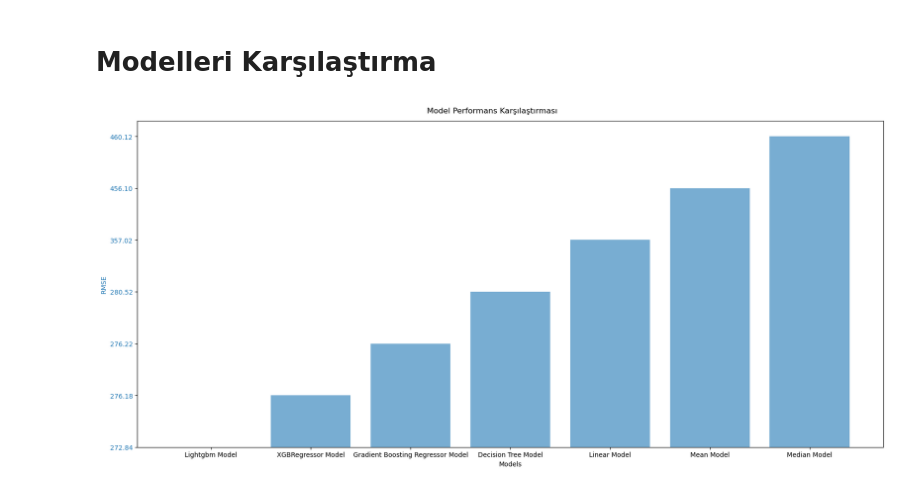
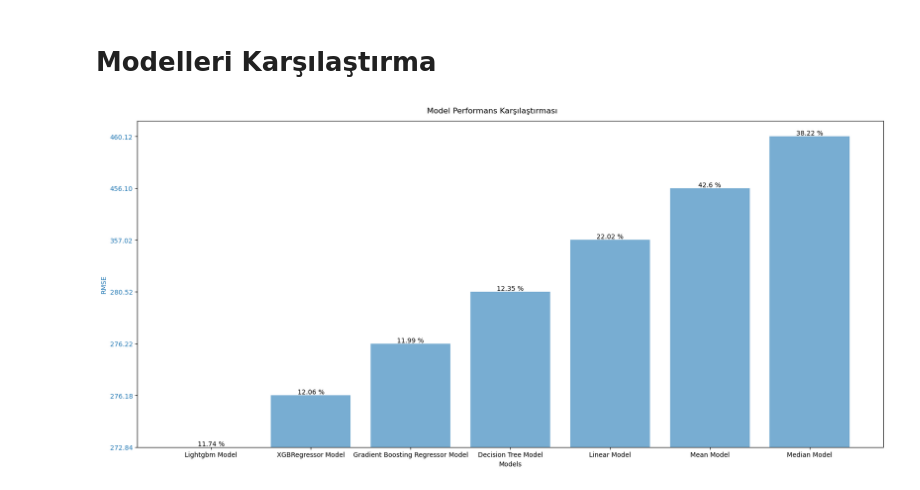
Before and after one commit to ismailcankaratas/Boston-Housing-ML, a Jupyter notebook: app.ipynb, the cells around one changed output. Drawn from its saved outputs; the diff is of its cells as text; code cells hidden in the pictures.

Commit message:
mape added

```diff
--- a/app.ipynb
+++ b/app.ipynb
@@ -516,31 +516,38 @@ _, _, rmse_tree, mape_tree = error_calculator(y_test, y_rf_pred)
 _, _, rmse_lightgbm, mape_lightgbm = error_calculator(y_test, y_lightgbm_pred)
 
 # Gradient Boosting Regressor hataları
-_, _, gbr_rmse, gbr_mape = error_calculator(y_test, gbr_y_pred)
+_, _, rmse_gbr, mape_gbr = error_calculator(y_test, gbr_y_pred)
 
 # XGBRegressor hataları
-_, _, xgb_rmse, xgb_mape = error_calculator(y_test, xgb_y_pred)
+_, _, rmse_xgb, mape_xgb = error_calculator(y_test, xgb_y_pred)
 # %%
 rmse_values = pd.DataFrame([{
     "rmse": rmse_mean,
+    "mape": mape_mean,
     "model": "Mean Model"
 }, {
     "rmse": rmse_median,
+    "mape": mape_median,
     "model": "Median Model"
 }, {
     "rmse": rmse_linear ,
+    "mape": mape_linear,
     "model": "Linear Model"
 }, {
     "rmse": rmse_tree,
+    "mape": mape_tree,
     "model": "Decision Tree Model"
 }, {
     "rmse": rmse_lightgbm,
+    "mape": mape_lightgbm,
     "model": "Lightgbm Model"
 }, {
-    "rmse": gbr_rmse,
+    "rmse": rmse_gbr,
+    "mape": mape_gbr,
     "model": "Gradient Boosting Regressor Model"
 }, {
-    "rmse": xgb_rmse,
+    "rmse": rmse_xgb,
+    "mape": mape_xgb,
     "model": "XGBRegressor Model"
 }])
 
@@ -548,16 +555,22 @@ rmse_values = rmse_values.sort_values(by="rmse").reset_index().drop(["index"], a
 # %%
 # Grafik oluşturma
 fig, ax1 = plt.subplots(figsize=(17, 8))
 
 # RMSE için çubuk grafiği
 ax1.set_xlabel('Models')
 ax1.set_ylabel('RMSE', color='tab:blue')
-ax1.bar(rmse_values["model"], rmse_values["rmse"], color='tab:blue', alpha=0.6, label='RMSE')
+bars = ax1.bar(rmse_values["model"], rmse_values["rmse"], color='tab:blue', alpha=0.6, label='RMSE')
 ax1.tick_params(axis='y', labelcolor='tab:blue')
+
+for i in range(len(bars)):
+    bar = bars[i]
+    yval = bar.get_height()
+    ax1.text(bar.get_x() + bar.get_width()/2, yval, str(round(rmse_values["mape"][i], ndigits=2)) + " %", va='bottom', ha='center', color='black')
+
 
 # Başlık ve gösterge ekleme
 fig.suptitle('Model Performans Karşılaştırması')
 fig.tight_layout()
 plt.show()
 # %% [output]
-[figure, old version]
+[figure, new version]
```
